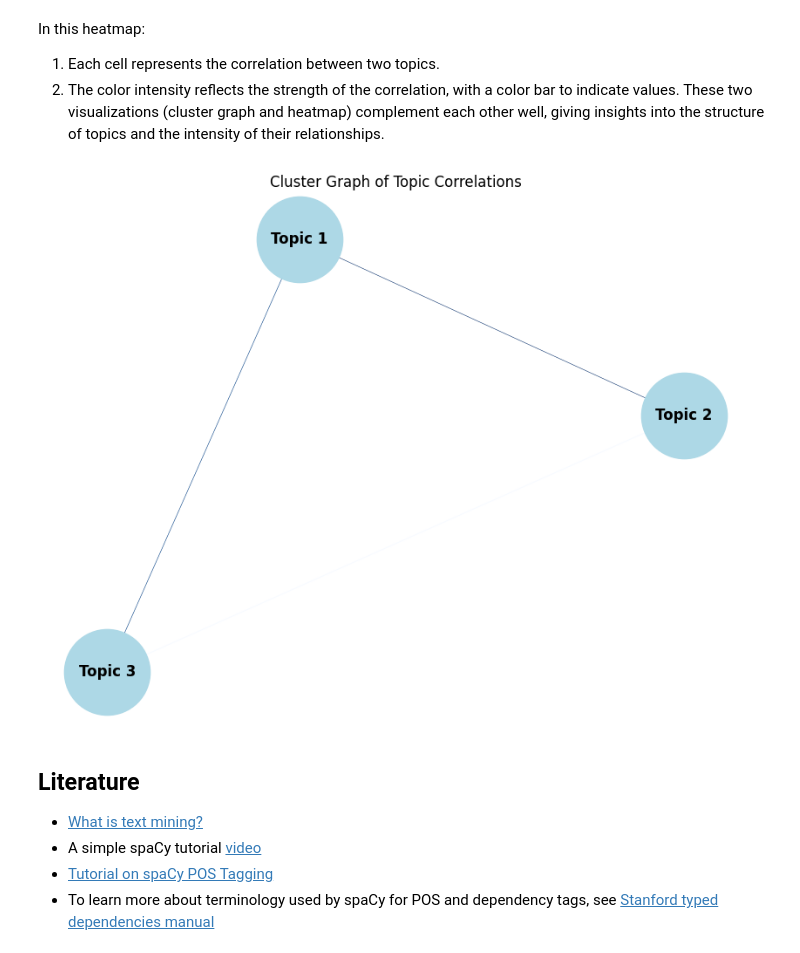
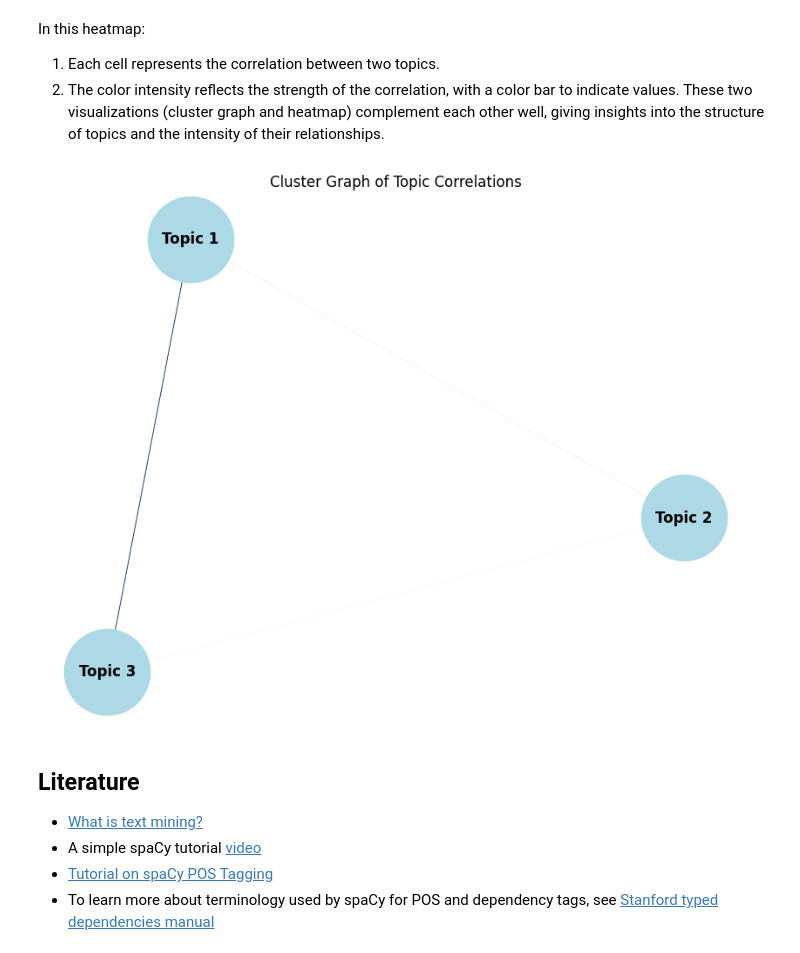
Before and after one commit to SepidehAlassi/digital_writing, a Jupyter notebook: content/text_analysis.ipynb, the cells around one changed output. Drawn from its saved outputs; the diff is of its cells as text; code cells hidden in the pictures.

Commit message:
fix the cluster graph

```diff
--- a/content/text_analysis.ipynb
+++ b/content/text_analysis.ipynb
@@ -538,11 +538,13 @@ texts = [doc.split() for doc in clean_docs]
 dictionary = corpora.Dictionary(texts)
 corpus = [dictionary.doc2bow(text) for text in texts]
 # %%
-# Train an LDA model with 3 topics
-lda_model = models.LdaModel(corpus, num_topics=3, id2word=dictionary, passes=15)
+from gensim.models import LsiModel
+
+# LSA model
+lsa_model = LsiModel(corpus, num_topics=3, id2word = dictionary)
 
 # Create a topic-document matrix
-num_topics = lda_model.num_topics
+num_topics = lsa_model.num_topics
 topic_document_matrix = np.zeros((len(docs), num_topics))
 
 for i, doc_bow in enumerate(corpus):
@@ -571,6 +573,6 @@ Topic 3  0.456165 -0.999883  1.000000
 # %%
 # Print the topics with top words and their probabilities
-num_words = 5  # Number of top words you want to display for each topic
-for i, topic in lda_model.show_topics(num_topics=num_topics, num_words=num_words, formatted=True):
+num_words = 3  # Number of top words you want to display for each topic
+for i, topic in lsa_model.show_topics(num_topics=num_topics, num_words=num_words, formatted=True):
     print(f"Topic {i+1}: {topic}")
 # %% [output]
@@ -600,33 +602,33 @@ These two visualizations (cluster graph and heatmap) complement each other well,
 # %%
 import networkx as nx
 import matplotlib.pyplot as plt
 import numpy as np
 
 # Create a graph
 G = nx.Graph()
 
 # Add nodes
 for topic in topics:
     G.add_node(topic)
 
 # Add edges with weights based on the correlation matrix
 for i in range(len(topics)):
     for j in range(i + 1, len(topics)):
-        if correlation_matrix.iloc[i,j] > -42:  # Threshold to filter weak correlations
-            G.add_edge(topics[i], topics[j], weight=correlation_matrix.iloc[i,j])
+        if correlation_matrix.iloc[i,j] < 0:  # Threshold to filter weak correlations
+            G.add_edge(topics[i], topics[j], weight=-correlation_matrix.iloc[i,j])
 
 # Draw the graph with edge weights as thickness
 pos = nx.spring_layout(G, seed=42)  # Positioning the nodes
 edges = G.edges(data=True)
 weights = [edge[2]['weight'] for edge in edges]
 
 plt.figure(figsize=(8, 6))
 nx.draw(G, pos, with_labels=True, node_color='lightblue', font_weight='bold',
         width=weights, edge_color=weights, edge_cmap=plt.cm.Blues, node_size=5000)
 plt.title("Cluster Graph of Topic Correlations")
 plt.show()
 # %% [output]
-[figure, old version]
+[figure, new version]
 # %% [markdown]
 ## Literature
 - [What is text mining?](https://www.linguamatics.com/what-text-mining-text-analytics-and-natural-language-processing)
```
Also changed, not shown: parts of 3 cells of this notebook.
